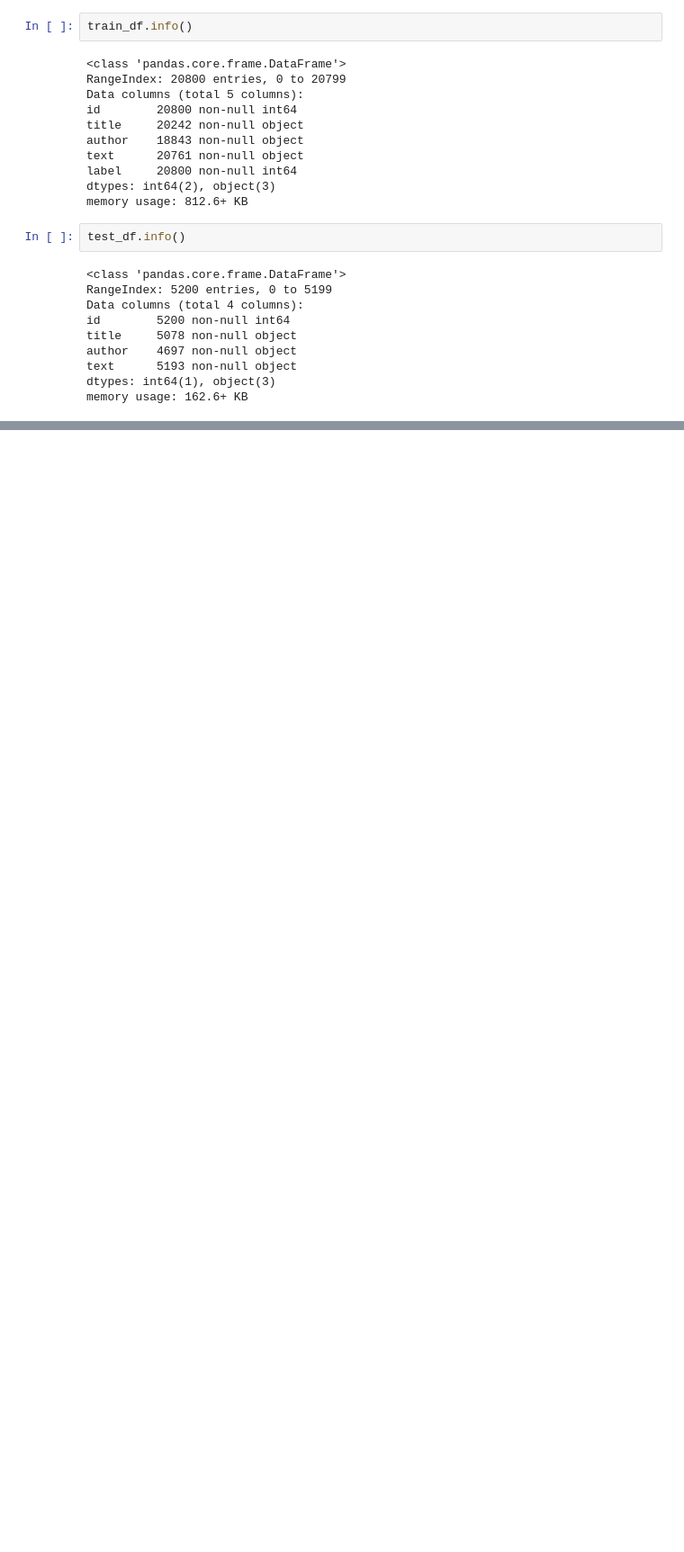
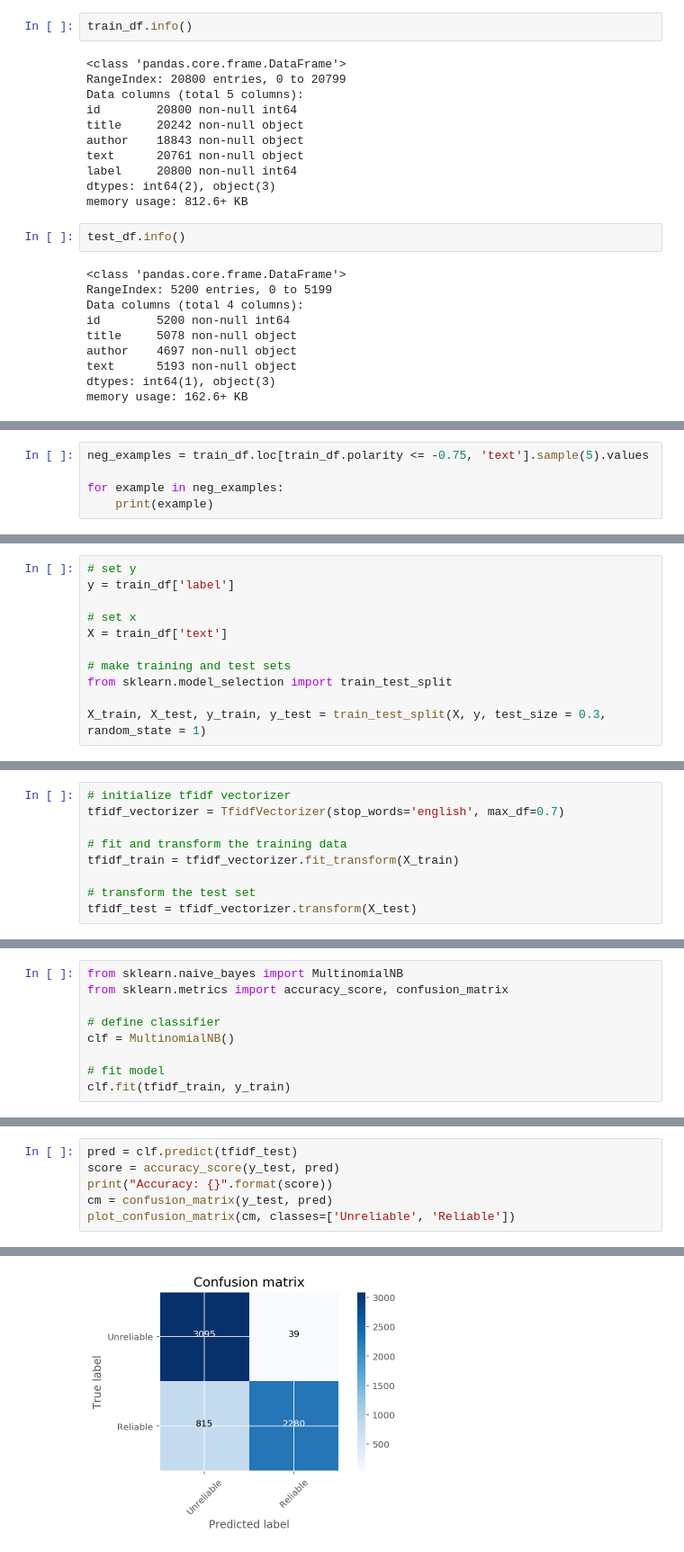
Before and after one commit to Jearny58/projects, a Jupyter notebook: fake-news/trial1.ipynb, the cells around one changed output, grey strips where cells are left out. Shown at 90% size. Saved outputs shown, nothing was run; the diff lists cells and outputs as text; blank space fills up the shorter version.

```diff
--- a/fake-news/trial1.ipynb
+++ b/fake-news/trial1.ipynb
@@ -160,0 +239,5 @@ drop_test_df.set_index('id', inplace=True)
+# %%
+neg_examples = train_df.loc[train_df.polarity <= -0.75, 'text'].sample(5).values
+
+for example in neg_examples:
+    print(example)
@@ -160,0 +265,11 @@ drop_test_df.set_index('id', inplace=True)
+# %%
+# set y
+y = train_df['label']
+
+# set x
+X = train_df['text']
+
+# make training and test sets
+from sklearn.model_selection import train_test_split
+
+X_train, X_test, y_train, y_test = train_test_split(X, y, test_size = 0.3, random_state = 1)
@@ -160,0 +288,9 @@ drop_test_df.set_index('id', inplace=True)
+# %%
+# initialize tfidf vectorizer
+tfidf_vectorizer = TfidfVectorizer(stop_words='english', max_df=0.7)
+
+# fit and transform the training data
+tfidf_train = tfidf_vectorizer.fit_transform(X_train)
+
+# transform the test set
+tfidf_test = tfidf_vectorizer.transform(X_test)
@@ -160,0 +341,9 @@ drop_test_df.set_index('id', inplace=True)
+# %%
+from sklearn.naive_bayes import MultinomialNB
+from sklearn.metrics import accuracy_score, confusion_matrix
+
+# define classifier
+clf = MultinomialNB()
+
+# fit model
+clf.fit(tfidf_train, y_train)
@@ -160,0 +352,7 @@ drop_test_df.set_index('id', inplace=True)
+# %%
+pred = clf.predict(tfidf_test)
+score = accuracy_score(y_test, pred)
+print("Accuracy: {}".format(score))
+cm = confusion_matrix(y_test, pred)
+plot_confusion_matrix(cm, classes=['Unreliable', 'Reliable'])
+# %% [output]
@@ -160,0 +361 @@ drop_test_df.set_index('id', inplace=True)
+[figure, added]
```
Also changed, not shown: parts of 29 cells of this notebook, 2 other files.
